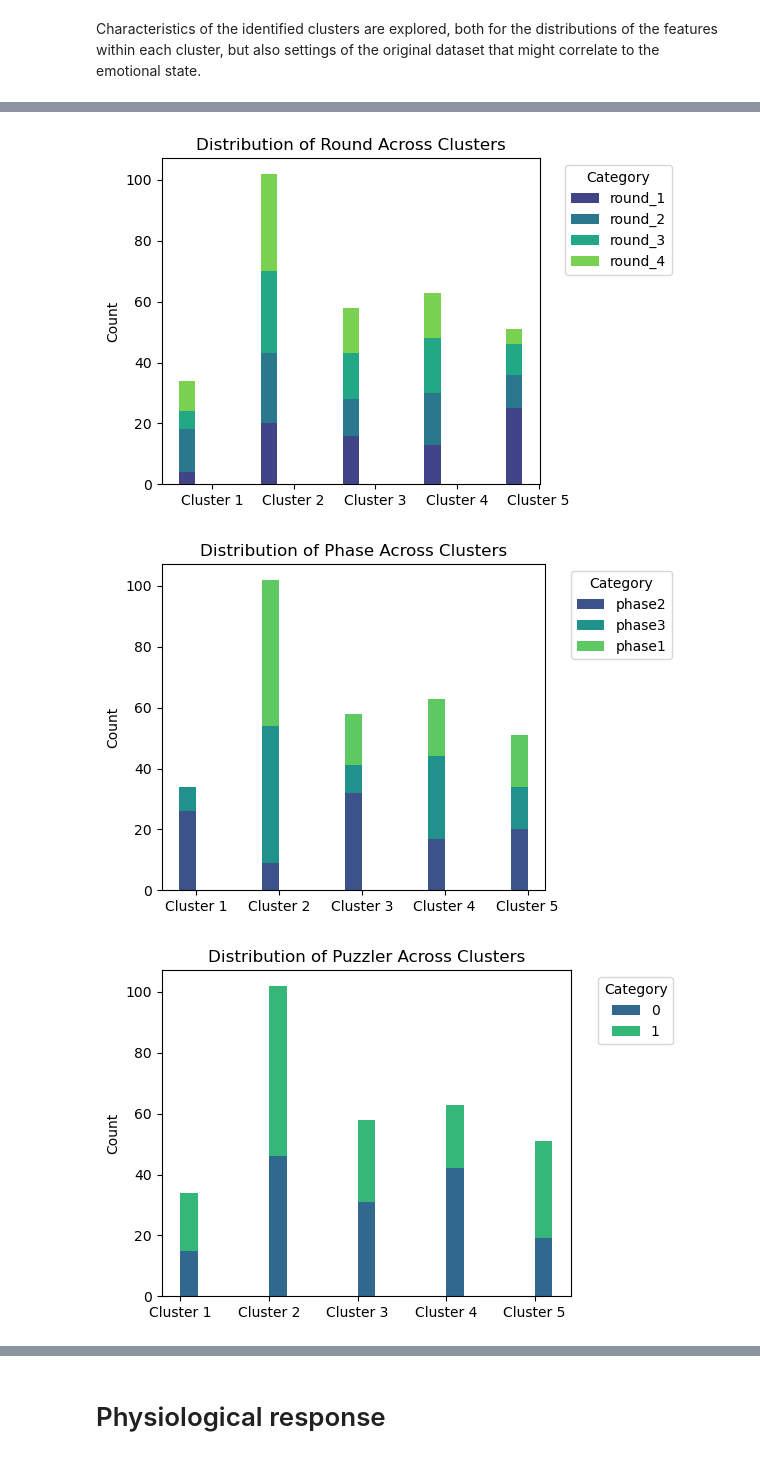
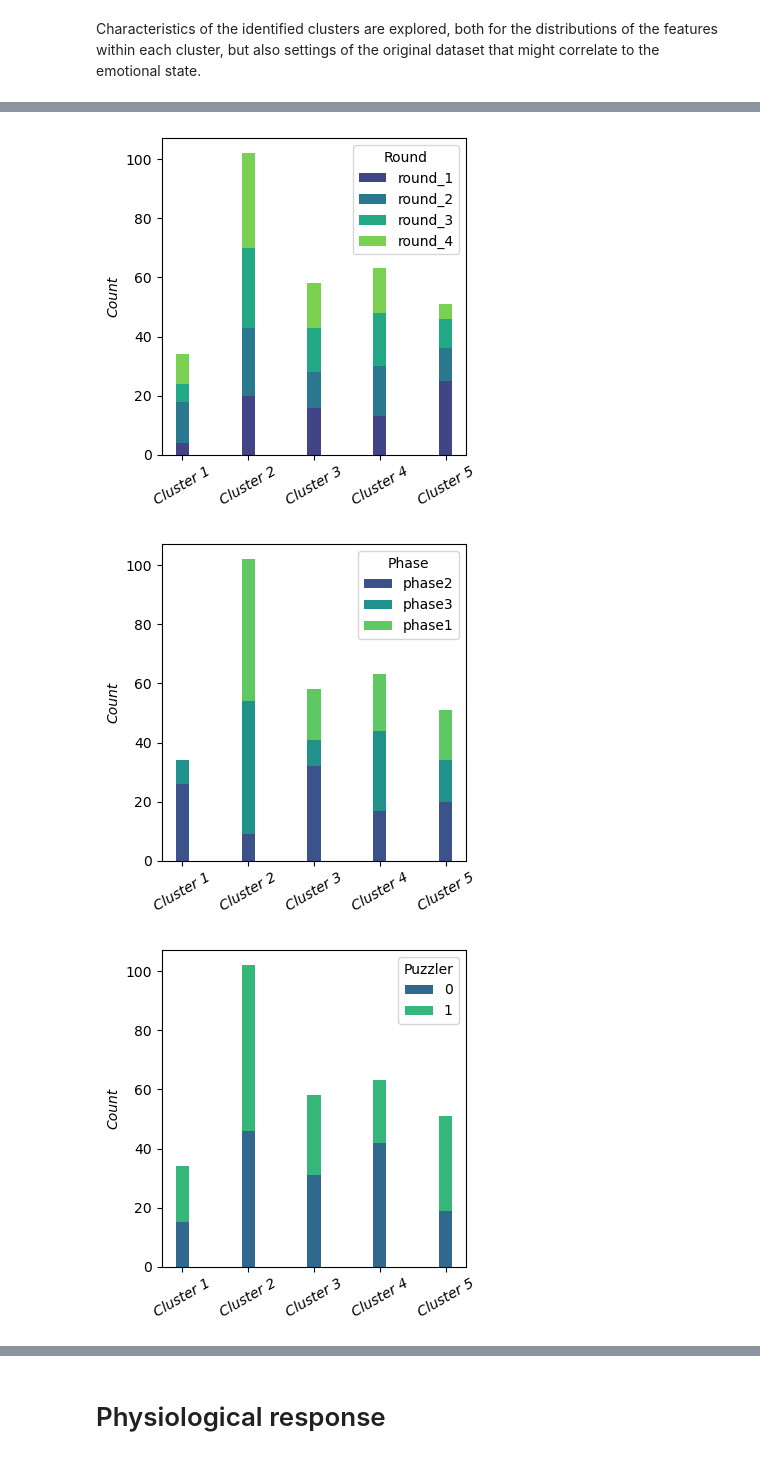
Before and after one commit to ClaraML96/02582_case2, a Jupyter notebook: final_script.ipynb, the cells around one changed output, grey strips where cells are left out. Drawn from its saved outputs; the diff is of its cells as text; code cells hidden in the pictures.

```diff
--- a/final_script.ipynb
+++ b/final_script.ipynb
@@ -215,9 +215,9 @@ The features 'afraid' and 'hsotile' mainly takes the value 1, and are thus remov
 quest_data_cleaned = quest_data.drop(columns=[col for col in quest_data.columns if 'afraid' in col or 'hostile' in col])
 
 # Remove rows with remaining NaNs
-nan_row_idx_quest = np.where(quest_data_cleaned.isna() == True)[0]
-idx_quest_data_cleaned = idx_data.drop(np.unique(nan_row_idx_quest))
-quest_data_cleaned = quest_data_cleaned.drop(np.unique(nan_row_idx_quest))
+nan_row_idx_quest = quest_data_cleaned.isna().any(axis=1)
+idx_quest_data_cleaned = idx_data[~nan_row_idx_quest]
+quest_data_cleaned = quest_data_cleaned[~nan_row_idx_quest]
 
 # Convert to integers
 quest_data_cleaned = quest_data_cleaned.astype(int)
@@ -468,63 +532,49 @@ plt.show()
 # %%
-# Add cluster labels to misc data
-misc_columns = [col for col in misc_data.columns if col != 'Individual']
-misc_data_filtered = misc_data[misc_columns]
-misc_data_clustered = misc_data.loc[normalized_quest_data.index].copy()
-misc_data_clustered['Cluster'] = cluster_labels
-
-# Melt the data for easier plotting
+# Melt data to variable occurence in each cluster
 quest_melted_misc = misc_data_clustered.melt(id_vars='Cluster',
                                               var_name='Variable',
                                               value_name='Category')
 
-# Plotting each misc feature (variable) separately
+# Plot each misc feature other than individual
 variables = [col for col in misc_data.columns if col != 'Individual']
 clusters = sorted(misc_data_clustered['Cluster'].unique())
 bar_width = 0.8 / len(variables)
 x = np.arange(len(clusters))
 
 for i, var in enumerate(variables):
-    fig, ax = plt.subplots(figsize=(6, 4))
+    fig, ax = plt.subplots(figsize=(4, 4))
 
     # Group by Cluster, Variable, and Category to get counts
     grouped = (quest_melted_misc[quest_melted_misc['Variable'] == var]
                .groupby(['Cluster', 'Category'])
                .size()
                .reset_index(name='Count'))
 
-    # Get all unique categories
     categories = grouped['Category'].unique()
     bottom = np.zeros(len(clusters))
 
     # Set a color palette for the categories
     palette = sn.color_palette("viridis", len(categories))
     color_map = dict(zip(categories, palette))
 
-    # Plot bars for each category, ensuring that every cluster has a bar for each category
     for cat in categories:
         heights = []
         for cluster in clusters:
-            # Get count for the current cluster and category
             count = grouped[(grouped['Cluster'] == cluster) & (grouped['Category'] == cat)]['Count']
             heights.append(count.values[0] if len(count) > 0 else 0)  # Add 0 if the category is missing in a cluster
 
-        # Plot the bars
-        ax.bar(x + i * bar_width, heights, bottom=bottom, width=bar_width,
-               color=color_map[cat], label=cat)
+        ax.bar(x + bar_width, heights, bottom = bottom, width = bar_width, color = color_map[cat], label = cat)
         bottom += np.array(heights)
 
-    # Custom x-ticks and labels
-    ax.set_xticks(x + bar_width * (len(variables) - 1) / 2)
-    ax.set_xticklabels([f"Cluster {c}" for c in clusters])
-    ax.set_ylabel("Count")
-    ax.set_title(f"Distribution of {var} Across Clusters")
-
-    # Add legend
-    ax.legend(title="Category", bbox_to_anchor=(1.05, 1), loc='upper left')
+    ax.set_xticks(x + bar_width)
+    ax.set_xticklabels([f"Cluster {c}" for c in clusters], rotation = 30, size = 10, fontstyle = 'italic')
+    ax.set_ylabel("Count", size = 10, fontstyle = 'italic')
+    ax.set_title('')
+    ax.legend(title = var, loc = 'upper right')
 
     plt.tight_layout()
     plt.show()
 # %% [output]
-[figure, old version]
+[figure, new version]
-[figure, old version]
+[figure, new version]
-[figure, old version]
+[figure, new version]
```
Also changed, not shown: parts of 36 cells of this notebook.
